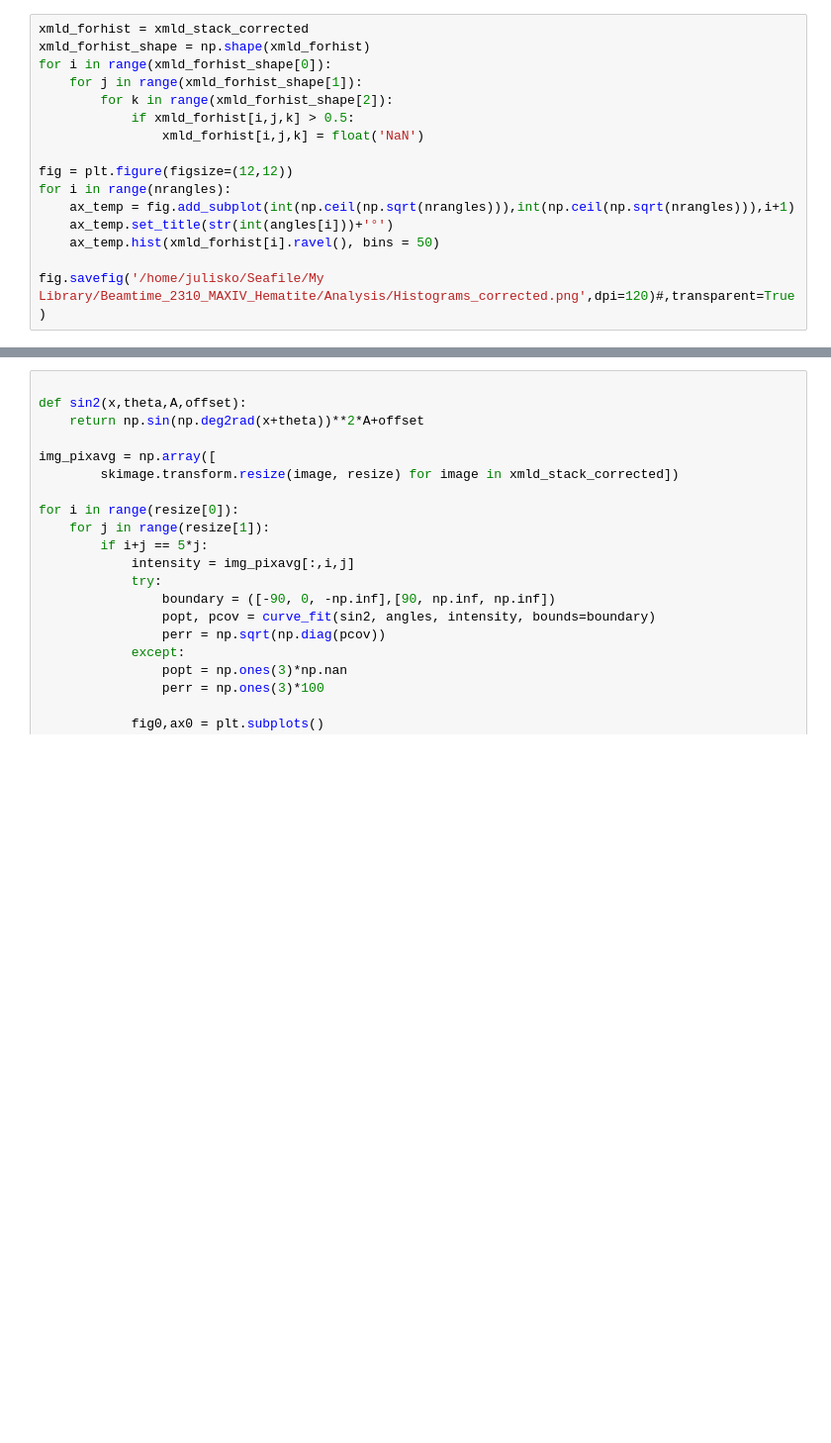
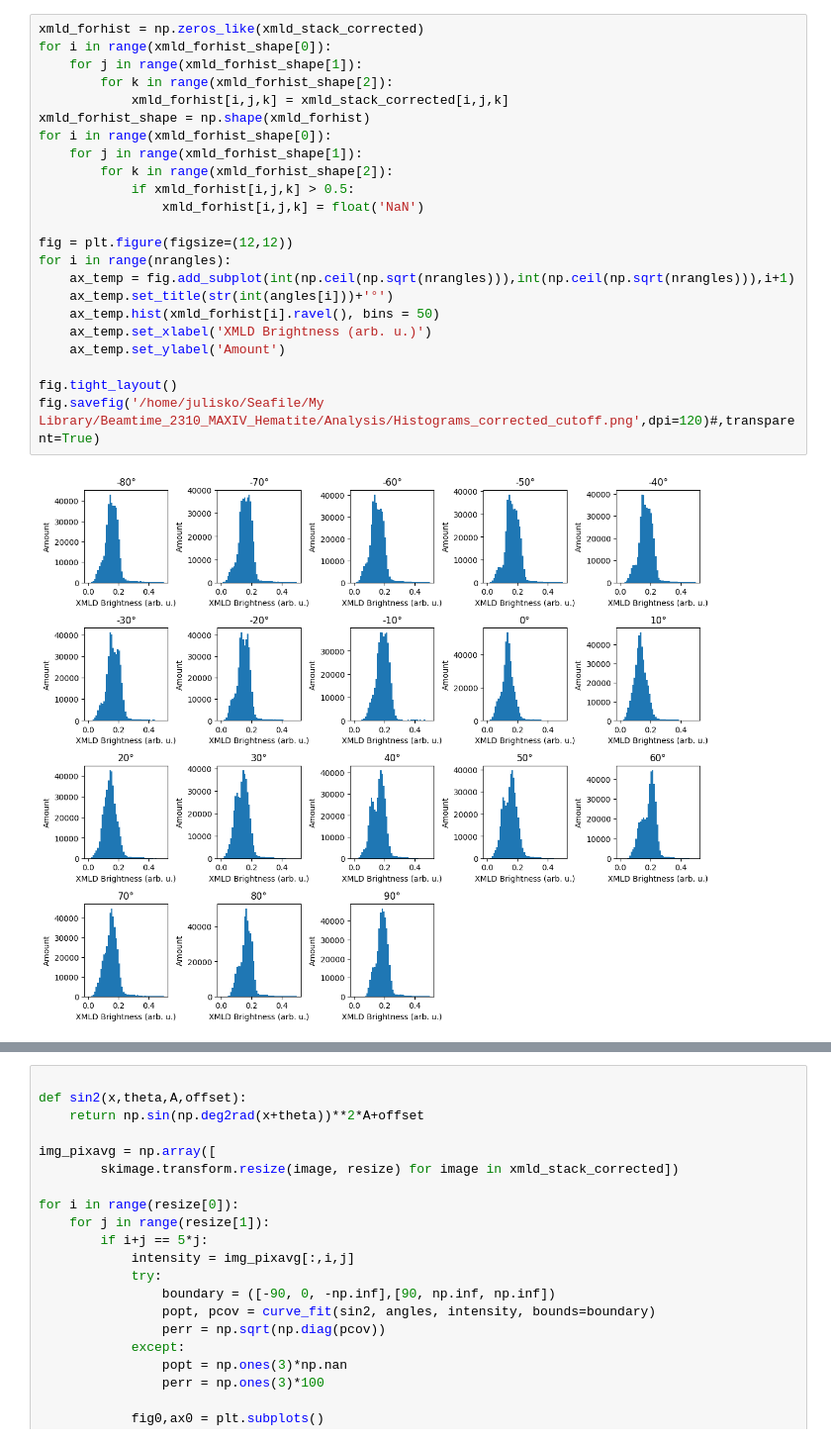
Before and after one commit to JulianSkolaut/jupyternbs_UniMainz, a Jupyter notebook: 2310_MAXIV_Evaluation_Vectormaps.ipynb, the cells around one changed output, grey strips where cells are left out. Shown at 99% size. Cells and saved outputs as stored; diff of their text form; blank space fills up the shorter version.

Commit message:
made plots nicer, readjusted angle of angular histogram to fit to vector map

```diff
--- a/2310_MAXIV_Evaluation_Vectormaps.ipynb
+++ b/2310_MAXIV_Evaluation_Vectormaps.ipynb
@@ -67,18 +74,27 @@ print('Done')
 # %%
-xmld_forhist = xmld_stack_corrected
+xmld_forhist = np.zeros_like(xmld_stack_corrected)
+for i in range(xmld_forhist_shape[0]):
+    for j in range(xmld_forhist_shape[1]):
+        for k in range(xmld_forhist_shape[2]):
+            xmld_forhist[i,j,k] = xmld_stack_corrected[i,j,k]
 xmld_forhist_shape = np.shape(xmld_forhist)
 for i in range(xmld_forhist_shape[0]):
     for j in range(xmld_forhist_shape[1]):
         for k in range(xmld_forhist_shape[2]):
             if xmld_forhist[i,j,k] > 0.5:
                 xmld_forhist[i,j,k] = float('NaN')
 
 fig = plt.figure(figsize=(12,12))
 for i in range(nrangles):
     ax_temp = fig.add_subplot(int(np.ceil(np.sqrt(nrangles))),int(np.ceil(np.sqrt(nrangles))),i+1)
     ax_temp.set_title(str(int(angles[i]))+'°')
     ax_temp.hist(xmld_forhist[i].ravel(), bins = 50)
+    ax_temp.set_xlabel('XMLD Brightness (arb. u.)')
+    ax_temp.set_ylabel('Amount')
 
-fig.savefig('/home/julisko/Seafile/My Library/Beamtime_2310_MAXIV_Hematite/Analysis/Histograms_corrected.png',dpi=120)#,transparent=True)
+fig.tight_layout()
+fig.savefig('/home/julisko/Seafile/My Library/Beamtime_2310_MAXIV_Hematite/Analysis/Histograms_corrected_cutoff.png',dpi=120)#,transparent=True)
+# %% [output]
+[figure, added]
 # %%
 cm = 'twilight'
```
Also changed, not shown: parts of 4 cells of this notebook.
